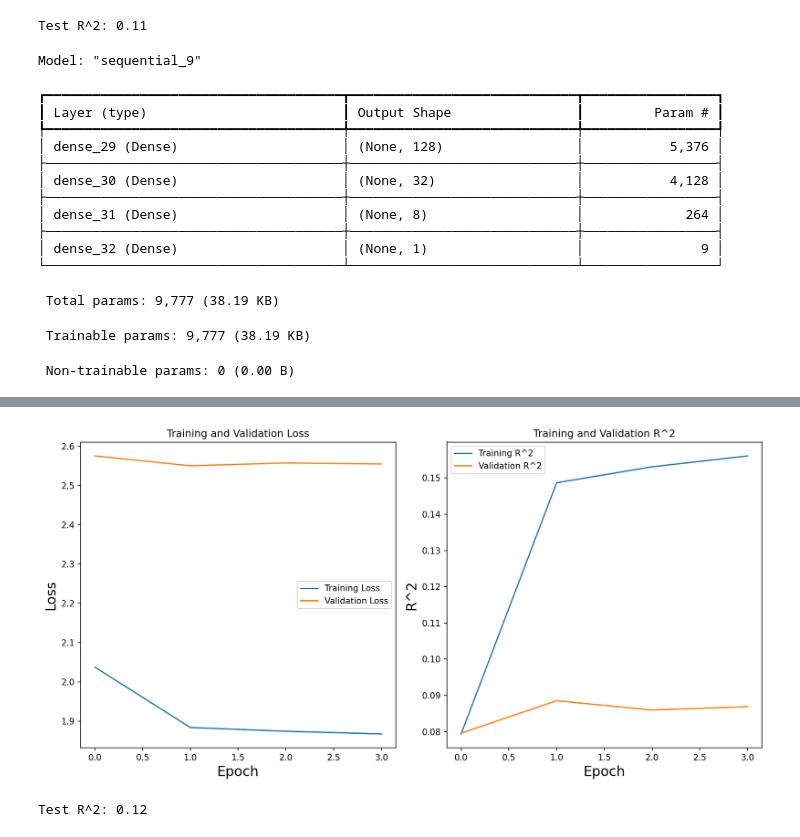
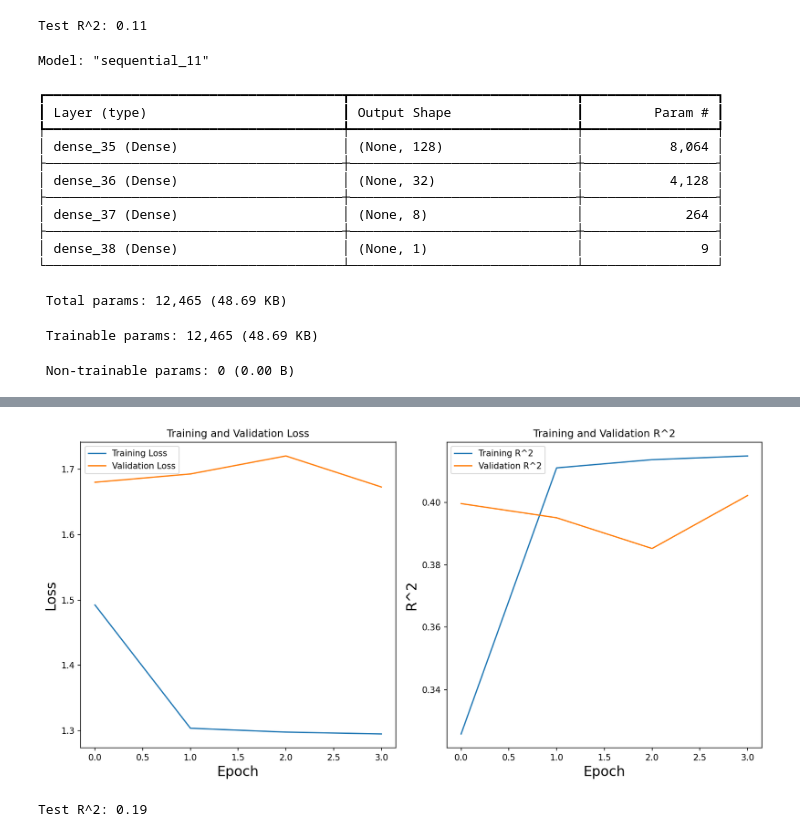
Before and after one commit to jmfb/csc6711-project5, a Jupyter notebook: Project5.ipynb, the cells around one changed output, grey strips where cells are left out. Drawn from its saved outputs; the diff is of its cells as text; code cells hidden in the pictures.

```diff
--- a/Project5.ipynb
+++ b/Project5.ipynb
@@ -414,10 +457,11 @@ Now we will join our rating data with our supplementary board game data (content
 bit_columns = cluster_columns
 count_columns = [f"{column}_count" for column in bit_columns]
 # NOTE: Cannot use the Rating_count for the test dataset because it would leak the unseen count, but we can use it for the training just fine
-train_columns = ['Rating', 'Rating_count'] + bit_columns + count_columns
+train_columns = ['Rating', 'Rating_count'] + bit_columns + count_columns + avg_columns
 print(f"Training columns: {len(train_columns):,}")
 full_train_df = train_df\
     .merge(cluster_counts_df, on='username_id')\
+    .merge(train_avg_rating_df, on='username_id')\
     .merge(cgames_df, on='BGGId')\
     [train_columns]
 full_train_df
@@ -439,7 +483,8 @@ Training columns: 42
 # %%
 ss = StandardScaler()
-scaled_counts = ss.fit_transform(full_train_df[['Rating_count'] + count_columns])
+scaled_values = ss.fit_transform(full_train_df[['Rating_count'] + count_columns + avg_columns])
 trainY = full_train_df.Rating
-trainX = np.hstack((full_train_df[bit_columns], scaled_counts))
+trainX = np.hstack((full_train_df[bit_columns], scaled_values))
 print(f"Train X {trainX.shape}, Train Y {trainY.shape[0]}")
+n_features = trainX.shape[1]
 # %% [output]
@@ -447,7 +492,8 @@ Train X (14119520, 41), Train Y 14119520
 # %%
-test_columns = ['Rating', 'Rating_seen_count'] + bit_columns + count_columns
+test_columns = ['Rating', 'Rating_seen_count'] + bit_columns + count_columns + avg_columns
 full_test_df = unseen_df\
     .merge(test_cluster_counts_df, on='username_id')\
+    .merge(test_avg_rating_df, on='username_id')\
     .merge(test_rating_counts_df, on='username_id', suffixes=['', '_seen_count'])\
     .merge(cgames_df, on='BGGId')\
     [test_columns]
@@ -470,6 +516,6 @@ full_test_df
 # %%
-test_scaled_counts = ss.transform(full_test_df[['Rating_count'] + count_columns])
+test_scaled_values = ss.transform(full_test_df[['Rating_count'] + count_columns + avg_columns])
 testY = full_test_df.Rating
-testX = np.hstack((full_test_df[bit_columns], test_scaled_counts))
+testX = np.hstack((full_test_df[bit_columns], test_scaled_values))
 print(f"Test X {testX.shape}, Test Y {testY.shape[0]}")
 # %% [output]
@@ -643,7 +689,7 @@ Epoch 4/4
 Test R^2: 0.11
 # %%
 model = Sequential([
-    Input(shape=(41,)),
+    Input(shape=(n_features,)),
     Dense(128, activation='relu'),
     Dense(32, activation='relu'),
     Dense(8, activation='relu'),
@@ -656,19 +702,19 @@ plot_loss_r2(history)
 loss, metric = model.evaluate(testX, testY, verbose=0)
 print(f"Test R^2: {metric:.2}")
 # %% [output]
-Model: "sequential_9"
+Model: "sequential_11"
 ┏━━━━━━━━━━━━━━━━━━━━━━━━━━━━━━━━━━━━━━┳━━━━━━━━━━━━━━━━━━━━━━━━━━━━━┳━━━━━━━━━━━━━━━━━┓
 ┃ Layer (type)                         ┃ Output Shape                ┃         Param # ┃
 ┡━━━━━━━━━━━━━━━━━━━━━━━━━━━━━━━━━━━━━━╇━━━━━━━━━━━━━━━━━━━━━━━━━━━━━╇━━━━━━━━━━━━━━━━━┩
-│ dense_29 (Dense)                     │ (None, 128)                 │           5,376 │
+│ dense_35 (Dense)                     │ (None, 128)                 │           8,064 │
 ├──────────────────────────────────────┼─────────────────────────────┼─────────────────┤
-│ dense_30 (Dense)                     │ (None, 32)                  │           4,128 │
+│ dense_36 (Dense)                     │ (None, 32)                  │           4,128 │
 ├──────────────────────────────────────┼─────────────────────────────┼─────────────────┤
-│ dense_31 (Dense)                     │ (None, 8)                   │             264 │
+│ dense_37 (Dense)                     │ (None, 8)                   │             264 │
 ├──────────────────────────────────────┼─────────────────────────────┼─────────────────┤
-│ dense_32 (Dense)                     │ (None, 1)                   │               9 │
+│ dense_38 (Dense)                     │ (None, 1)                   │               9 │
 └──────────────────────────────────────┴─────────────────────────────┴─────────────────┘
- Total params: 9,777 (38.19 KB)
+ Total params: 12,465 (48.69 KB)
- Trainable params: 9,777 (38.19 KB)
+ Trainable params: 12,465 (48.69 KB)
  Non-trainable params: 0 (0.00 B)
 Epoch 1/4
@@ -682,2 +728,2 @@ Epoch 4/4
-[figure, old version]
+[figure, new version]
-Test R^2: 0.12
+Test R^2: 0.19
```
Also changed, not shown: parts of 9 cells of this notebook.
